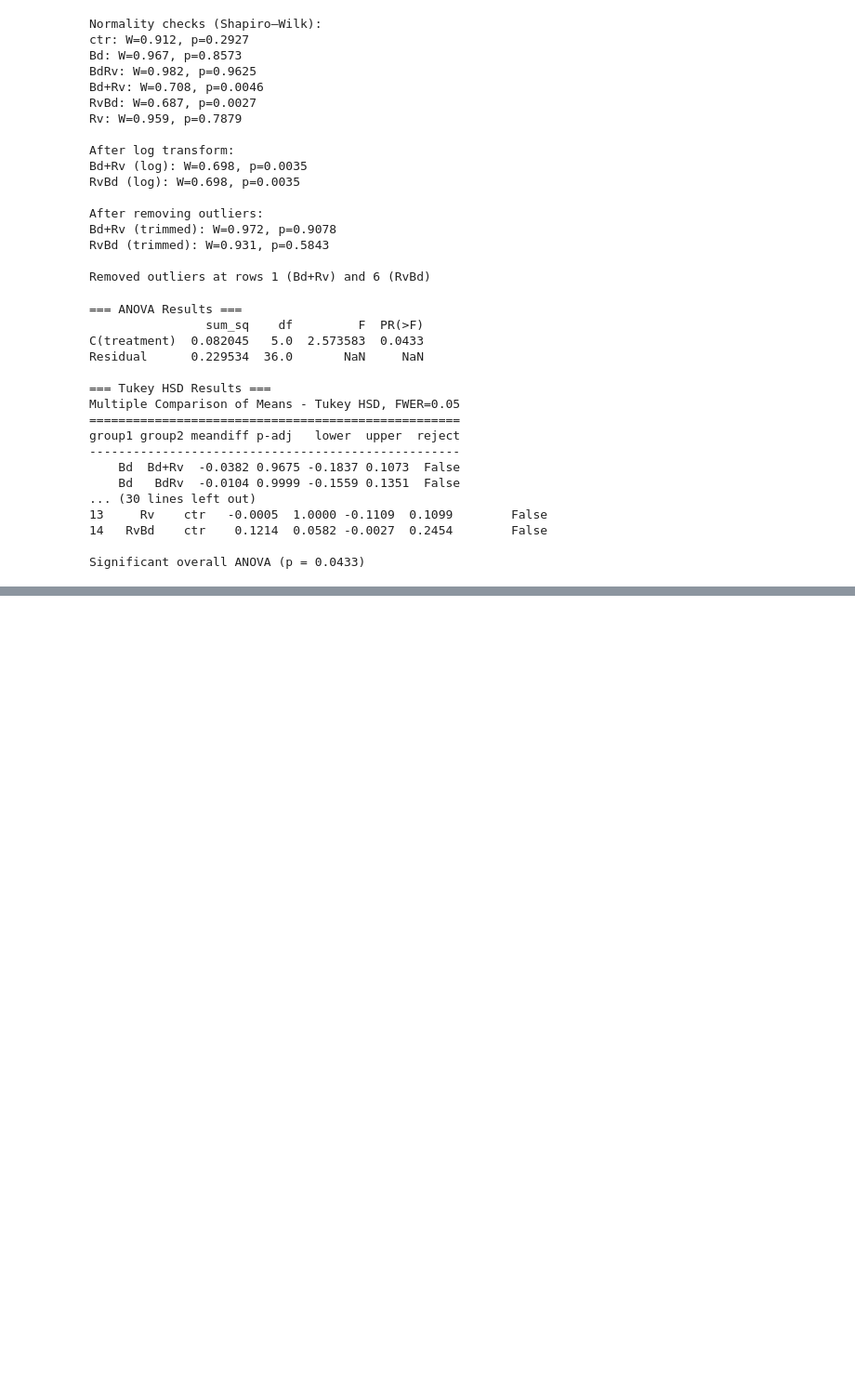
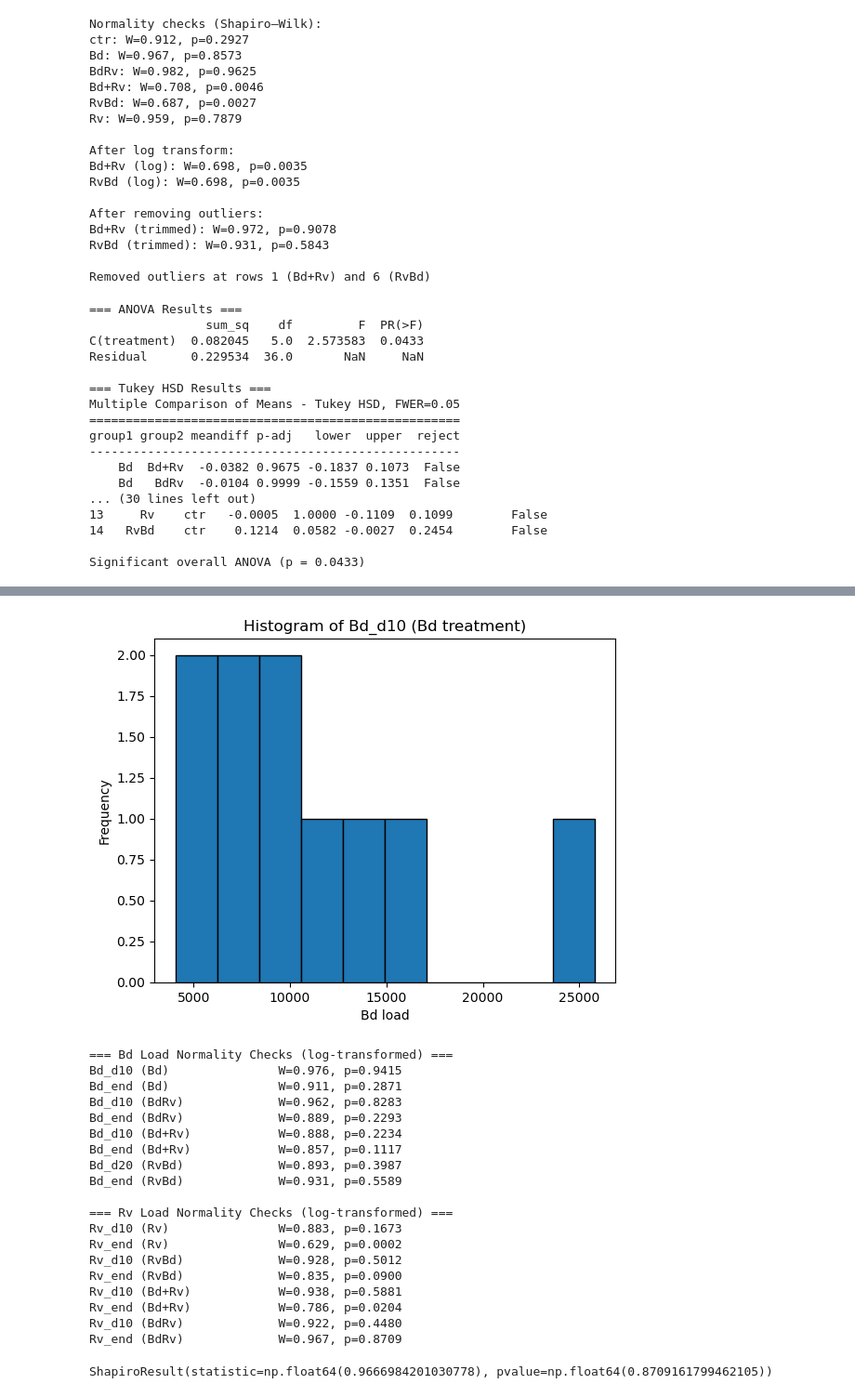
Before and after one commit to erinf13/BIO_350_F25, a Jupyter notebook: Final Project.ipynb, the cells around one changed output, grey strips where cells are left out. Shown at 93% size. Saved outputs shown, nothing was run; the diff lists cells and outputs as text; code cells hidden in the pictures; blank space fills up the shorter version.

```diff
--- a/Final Project.ipynb
+++ b/Final Project.ipynb
@@ -549,0 +835,69 @@ Significant overall ANOVA (p = 0.0433)
+# %%
+#load stats assumptions
+
+import numpy as np
+import pandas as pd
+import matplotlib.pyplot as plt
+from scipy import stats
+
+# --- Histogram check for Bd_d10 in Bd treatment ---
+plt.hist(
+    ce_perfrog.loc[ce_perfrog["treatment"] == "Bd", "Bd_d10"].dropna(),
+    bins=10, edgecolor='black'
+)
+plt.title("Histogram of Bd_d10 (Bd treatment)")
+plt.xlabel("Bd load")
+plt.ylabel("Frequency")
+plt.show()
+
+# --- Helper: Shapiro-Wilk test on log-transformed variable ---
+def shapiro_log(data, label):
+    data = data.dropna()
+    if len(data) < 3:
+        print(f"{label}: not enough data for Shapiro-Wilk test")
+        return None
+    result = stats.shapiro(np.log(data))
+    print(f"{label:25s} W={result.statistic:.3f}, p={result.pvalue:.4f}")
+    return result
+
+print("=== Bd Load Normality Checks (log-transformed) ===")
+shapiro_log(ce_perfrog.loc[ce_perfrog["treatment"] == "Bd", "Bd_d10"], "Bd_d10 (Bd)")
+shapiro_log(ce_perfrog.loc[ce_perfrog["treatment"] == "Bd", "Bd_end"], "Bd_end (Bd)")
+shapiro_log(ce_perfrog.loc[ce_perfrog["treatment"] == "BdRv", "Bd_d10"], "Bd_d10 (BdRv)")
+shapiro_log(ce_perfrog.loc[ce_perfrog["treatment"] == "BdRv", "Bd_end"], "Bd_end (BdRv)")
+shapiro_log(ce_perfrog.loc[ce_perfrog["treatment"] == "Bd+Rv", "Bd_d10"], "Bd_d10 (Bd+Rv)")
+shapiro_log(ce_perfrog.loc[ce_perfrog["treatment"] == "Bd+Rv", "Bd_end"], "Bd_end (Bd+Rv)")
+shapiro_log(ce_perfrog.loc[ce_perfrog["treatment"] == "RvBd", "Bd_d20"], "Bd_d20 (RvBd)")
+shapiro_log(ce_perfrog.loc[ce_perfrog["treatment"] == "RvBd", "Bd_end"], "Bd_end (RvBd)")
+
+print("\n=== Rv Load Normality Checks (log-transformed) ===")
+shapiro_log(ce_perfrog.loc[ce_perfrog["treatment"] == "Rv", "Rv_d10"], "Rv_d10 (Rv)")
+shapiro_log(ce_perfrog.loc[ce_perfrog["treatment"] == "Rv", "Rv_end"], "Rv_end (Rv)")
+shapiro_log(ce_perfrog.loc[ce_perfrog["treatment"] == "RvBd", "Rv_d10"], "Rv_d10 (RvBd)")
+shapiro_log(ce_perfrog.loc[ce_perfrog["treatment"] == "RvBd", "Rv_end"], "Rv_end (RvBd)")
+shapiro_log(ce_perfrog.loc[ce_perfrog["treatment"] == "Bd+Rv", "Rv_d10"], "Rv_d10 (Bd+Rv)")
+shapiro_log(ce_perfrog.loc[ce_perfrog["treatment"] == "Bd+Rv", "Rv_end"], "Rv_end (Bd+Rv)")
+shapiro_log(ce_perfrog.loc[ce_perfrog["treatment"] == "BdRv", "Rv_d10"], "Rv_d10 (BdRv)")
+shapiro_log(ce_perfrog.loc[ce_perfrog["treatment"] == "BdRv", "Rv_end"], "Rv_end (BdRv)")
+# %% [output]
+[figure, added]
+=== Bd Load Normality Checks (log-transformed) ===
+Bd_d10 (Bd)               W=0.976, p=0.9415
+Bd_end (Bd)               W=0.911, p=0.2871
+Bd_d10 (BdRv)             W=0.962, p=0.8283
+Bd_end (BdRv)             W=0.889, p=0.2293
+Bd_d10 (Bd+Rv)            W=0.888, p=0.2234
+Bd_end (Bd+Rv)            W=0.857, p=0.1117
+Bd_d20 (RvBd)             W=0.893, p=0.3987
+Bd_end (RvBd)             W=0.931, p=0.5589
+
+=== Rv Load Normality Checks (log-transformed) ===
+Rv_d10 (Rv)               W=0.883, p=0.1673
+Rv_end (Rv)               W=0.629, p=0.0002
+Rv_d10 (RvBd)             W=0.928, p=0.5012
+Rv_end (RvBd)             W=0.835, p=0.0900
+Rv_d10 (Bd+Rv)            W=0.938, p=0.5881
+Rv_end (Bd+Rv)            W=0.786, p=0.0204
+Rv_d10 (BdRv)             W=0.922, p=0.4480
+Rv_end (BdRv)             W=0.967, p=0.8709
+ShapiroResult(statistic=np.float64(0.9666984201030778), pvalue=np.float64(0.8709161799462105))
```
Also changed, not shown: parts of 13 cells of this notebook, 3 other files.
